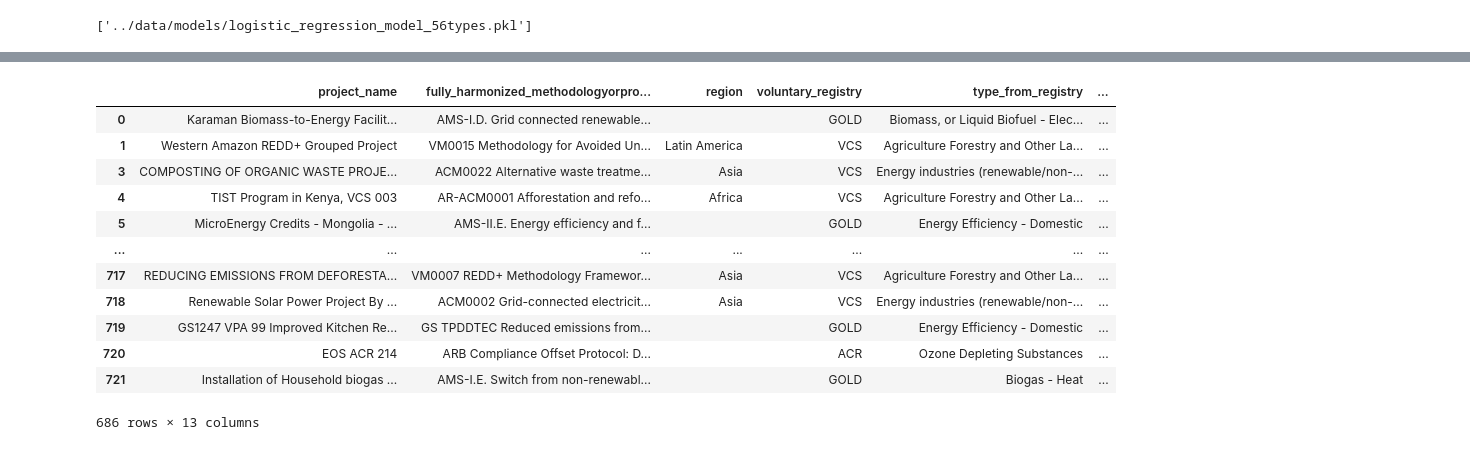
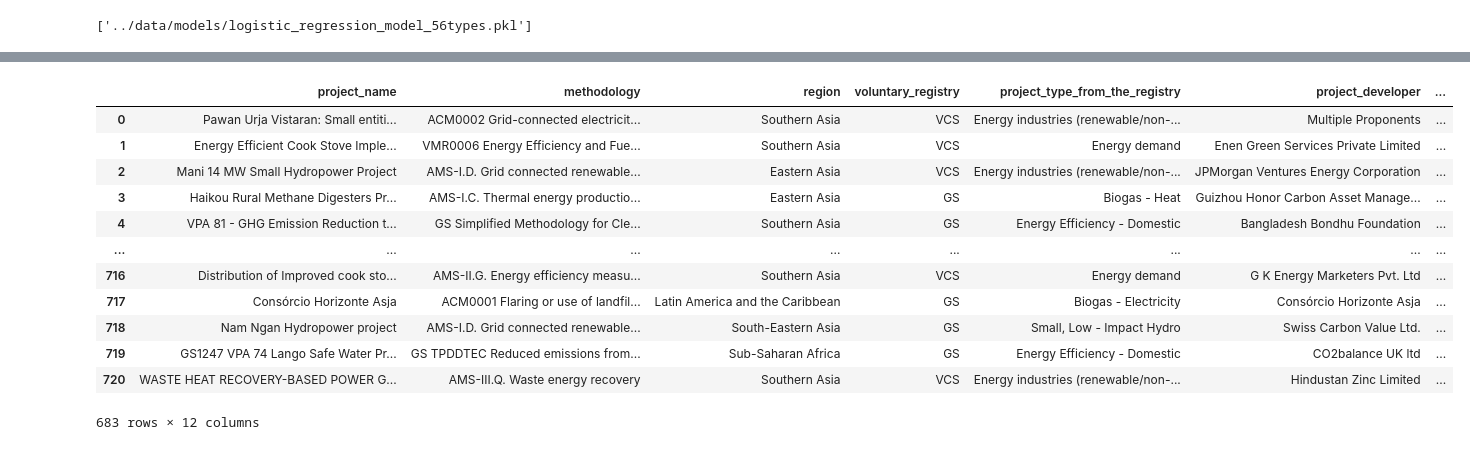
Before and after one commit to MaggieCorry/Capstone_Corry_Hoang_Tajnekar_Rong, a Jupyter notebook: Models/LR_with_Random_under_oversampling-56types.ipynb, the cells around one changed output, grey strips where cells are left out. Cells and saved outputs as stored; diff of their text form; code cells hidden in the pictures.

```diff
--- a/Models/LR_with_Random_under_oversampling-56types.ipynb
+++ b/Models/LR_with_Random_under_oversampling-56types.ipynb
@@ -19,7 +19,7 @@ import joblib
 # %% [markdown]
 ### Read the test and train dataset from the checkpoint
 # %%
-train_df = pd.read_csv("../data/train_dataset_w56types.csv")
+train_df = pd.read_csv("../data/final_train_dataset_w56types.csv")
 # %%
 train_df.shape
 # %% [output]
@@ -77,8 +75,8 @@ type_counts
 # %%
 # Based on the Zscore, the major classes will be undersampled and minority classes will be oversample
 # %%
-X_train_df = train_df.drop(columns=['type'])
-Y_train_df = train_df['type']
+X_train_df = train_df.drop(columns=['project_type'])
+Y_train_df = train_df['project_type']
 # %%
 print(X_train_df.shape)
 # %% [output]
@@ -92,12 +90,12 @@ print(X_train_1.shape, X_val_1.shape, Y_train.shape, Y_val.shape )
 # %%
-X_train = X_train_1.drop(columns=['project_id','rule-based_type_mapping_first', 'methodologyorprotocol'])
-X_val = X_val_1.drop(columns=['project_id','rule-based_type_mapping_first', 'methodologyorprotocol'])
+X_train = X_train_1.drop(columns=['project_id'])
+X_val = X_val_1.drop(columns=['project_id'])
 # %% [markdown]
 ## Encoding the categorical and text features
 # %%
 # Define categorical and text features
-categorical_features = ['region', 'voluntary_registry', 'arborwa_project']
-text_features = ['project_name','fully_harmonized_methodologyorprotocol','type_from_registry', 'project_developer']
+categorical_features = ['region', 'voluntary_registry', 'arb_wa_project']
+text_features = ['project_name','methodology','project_type_from_the_registry', 'project_developer']
 # %%
 from sklearn.pipeline import Pipeline
 from imblearn.over_sampling import RandomOverSampler
@@ -295,37 +293,36 @@ incorrect_predictions
 # %%
 # Create a DataFrame to compare true labels and predictions with confidence levels
 comparison_df = pd.DataFrame({
     'True Label': Y_val,
     'Predicted Label': y_pred,
     'Confidence Level': [max(proba) for proba in y_pred_proba],
     'Correct Prediction': Y_val == y_pred
 })
 # Extract the dropped feature from the original X_test
 dropped_feature_project_id = X_val_1['project_id'].reset_index(drop=True)
-dropped_feature_rbtype = X_val_1['rule-based_type_mapping_first'].reset_index(drop=True)
+
 # Concatenate the input features with the comparison DataFrame
 comparison_df = pd.concat([X_val.reset_index(drop=True), comparison_df.reset_index(drop=True)], axis=1)
 
 # Add the dropped feature to the comparison DataFrame
 comparison_df['project_id'] = dropped_feature_project_id
-comparison_df['rule-based_type_mapping_first'] = dropped_feature_rbtype
 
 correct_predictions = comparison_df[comparison_df['Correct Prediction']]
 correct_predictions
 # %% [output]
-|  | project_name | fully_harmonized_methodologyorpro... | region | voluntary_registry | type_from_registry | ... |
-| 0 | Karaman Biomass-to-Energy Facilit... | AMS-I.D. Grid connected renewable... |  | GOLD | Biomass, or Liquid Biofuel - Elec... | ... |
-| 1 | Western Amazon REDD+ Grouped Project | VM0015 Methodology for Avoided Un... | Latin America | VCS | Agriculture Forestry and Other La... | ... |
-| 3 | COMPOSTING OF ORGANIC WASTE PROJE... | ACM0022 Alternative waste treatme... | Asia | VCS | Energy industries (renewable/non-... | ... |
-| 4 | TIST Program in Kenya, VCS 003 | AR-ACM0001 Afforestation and refo... | Africa | VCS | Agriculture Forestry and Other La... | ... |
-| 5 | MicroEnergy Credits - Mongolia - ... | AMS-II.E. Energy efficiency and f... |  | GOLD | Energy Efficiency - Domestic | ... |
-| ... | ... | ... | ... | ... | ... | ... |
-| 717 | REDUCING EMISSIONS FROM DEFORESTA... | VM0007 REDD+ Methodology Framewor... | Asia | VCS | Agriculture Forestry and Other La... | ... |
-| 718 | Renewable Solar Power Project By ... | ACM0002 Grid-connected electricit... | Asia | VCS | Energy industries (renewable/non-... | ... |
-| 719 | GS1247 VPA 99 Improved Kitchen Re... | GS TPDDTEC Reduced emissions from... |  | GOLD | Energy Efficiency - Domestic | ... |
-| 720 | EOS ACR 214 | ARB Compliance Offset Protocol: D... |  | ACR | Ozone Depleting Substances | ... |
-| 721 | Installation of Household biogas ... | AMS-I.E. Switch from non-renewabl... |  | GOLD | Biogas - Heat | ... |
+|  | project_name | methodology | region | voluntary_registry | project_type_from_the_registry | project_developer | ... |
+| 0 | Pawan Urja Vistaran: Small entiti... | ACM0002 Grid-connected electricit... | Southern Asia | VCS | Energy industries (renewable/non-... | Multiple Proponents | ... |
+| 1 | Energy Efficient Cook Stove Imple... | VMR0006 Energy Efficiency and Fue... | Southern Asia | VCS | Energy demand | Enen Green Services Private Limited | ... |
+| 2 | Mani 14 MW Small Hydropower Project | AMS-I.D. Grid connected renewable... | Eastern Asia | VCS | Energy industries (renewable/non-... | JPMorgan Ventures Energy Corporation | ... |
+| 3 | Haikou Rural Methane Digesters Pr... | AMS-I.C. Thermal energy productio... | Eastern Asia | GS | Biogas - Heat | Guizhou Honor Carbon Asset Manage... | ... |
+| 4 | VPA 81 - GHG Emission Reduction t... | GS Simplified Methodology for Cle... | Southern Asia | GS | Energy Efficiency - Domestic | Bangladesh Bondhu Foundation | ... |
+| ... | ... | ... | ... | ... | ... | ... | ... |
+| 716 | Distribution of Improved cook sto... | AMS-II.G. Energy efficiency measu... | Southern Asia | VCS | Energy demand | G K Energy Marketers Pvt. Ltd | ... |
+| 717 | Consórcio Horizonte Asja | ACM0001 Flaring or use of landfil... | Latin America and the Caribbean | GS | Biogas - Electricity | Consórcio Horizonte Asja | ... |
+| 718 | Nam Ngan Hydropower project | AMS-I.D. Grid connected renewable... | South-Eastern Asia | GS | Small, Low - Impact Hydro | Swiss Carbon Value Ltd. | ... |
+| 719 | GS1247 VPA 74 Lango Safe Water Pr... | GS TPDDTEC Reduced emissions from... | Sub-Saharan Africa | GS | Energy Efficiency - Domestic | CO2balance UK ltd | ... |
+| 720 | WASTE HEAT RECOVERY-BASED POWER G... | AMS-III.Q. Waste energy recovery | Southern Asia | VCS | Energy industries (renewable/non-... | Hindustan Zinc Limited | ... |
-686 rows × 13 columns
+683 rows × 12 columns
 # %%
 # Filter rows where 'rule_based_type_mapping_first' is not empty or only spaces and equals True Label
 rulebased_df = comparison_df[
```
Also changed, not shown: parts of 12 cells of this notebook.
